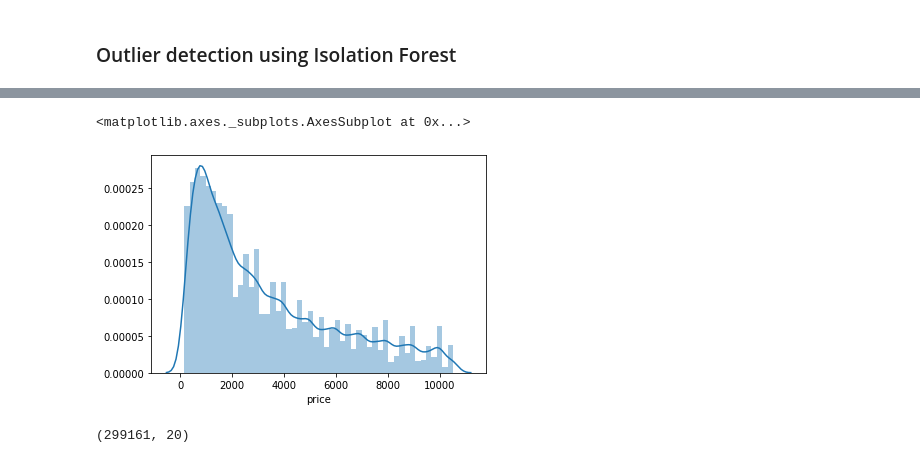
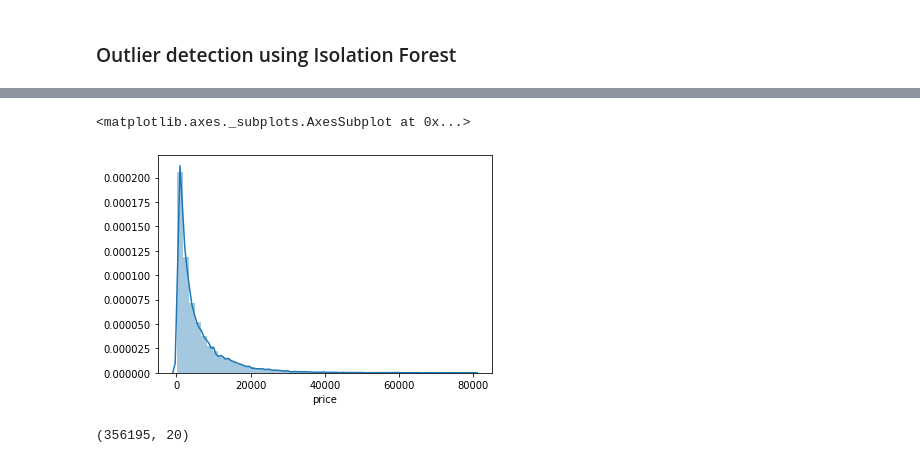
Before and after one commit to pratikasarkar/Used-Car-Price-Prediction, a Jupyter notebook: cars.ipynb, the cells around one changed output, grey strips where cells are left out. Saved outputs shown, nothing was run; the diff lists cells and outputs as text; code cells hidden in the pictures.

```diff
--- a/cars.ipynb
+++ b/cars.ipynb
@@ -356,9 +366,9 @@ Text(0.5, 1.0, 'price')
 # %%
-sns.distplot(df[(df['price']>=150) & (df['price']<=10500)]['price'])
+sns.distplot(df[(df['price']>=150) & (df['price']<=80000)]['price'])
 # %% [output]
 <matplotlib.axes._subplots.AxesSubplot at 0x...>
-[figure, old version]
+[figure, new version]
 # %%
-df[(df['price']>=150) & (df['price']<=10500)].shape
+df[(df['price']>=150) & (df['price']<=80000)].shape
 # %% [output]
-(299161, 20)
+(356195, 20)
```
Also changed, not shown: parts of 14 cells of this notebook.
